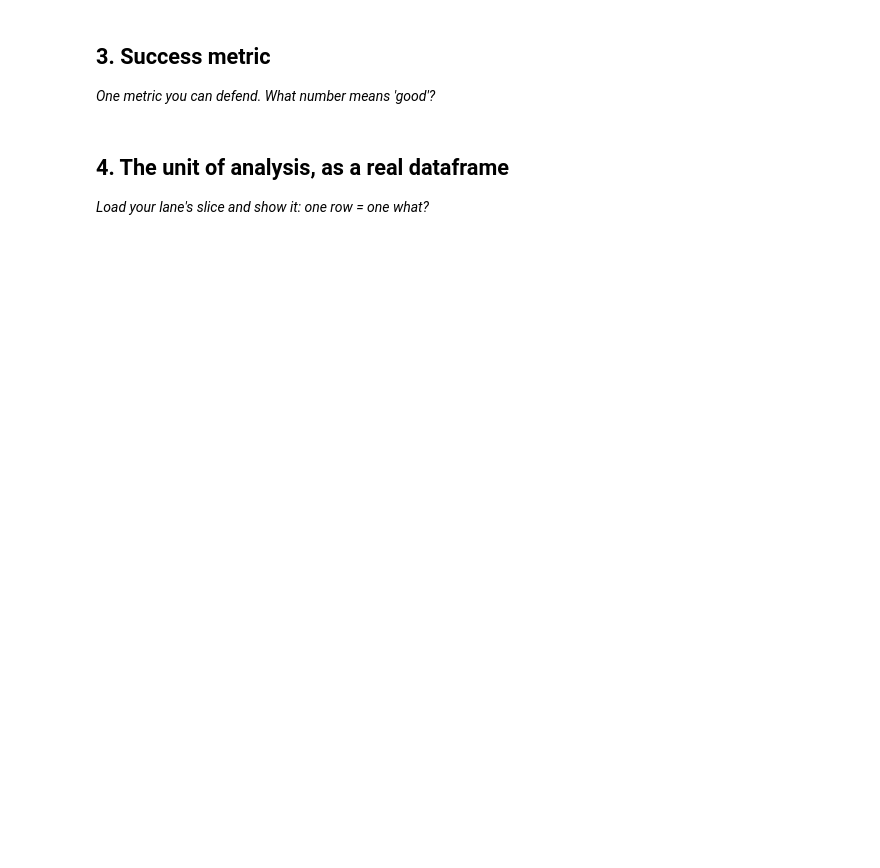
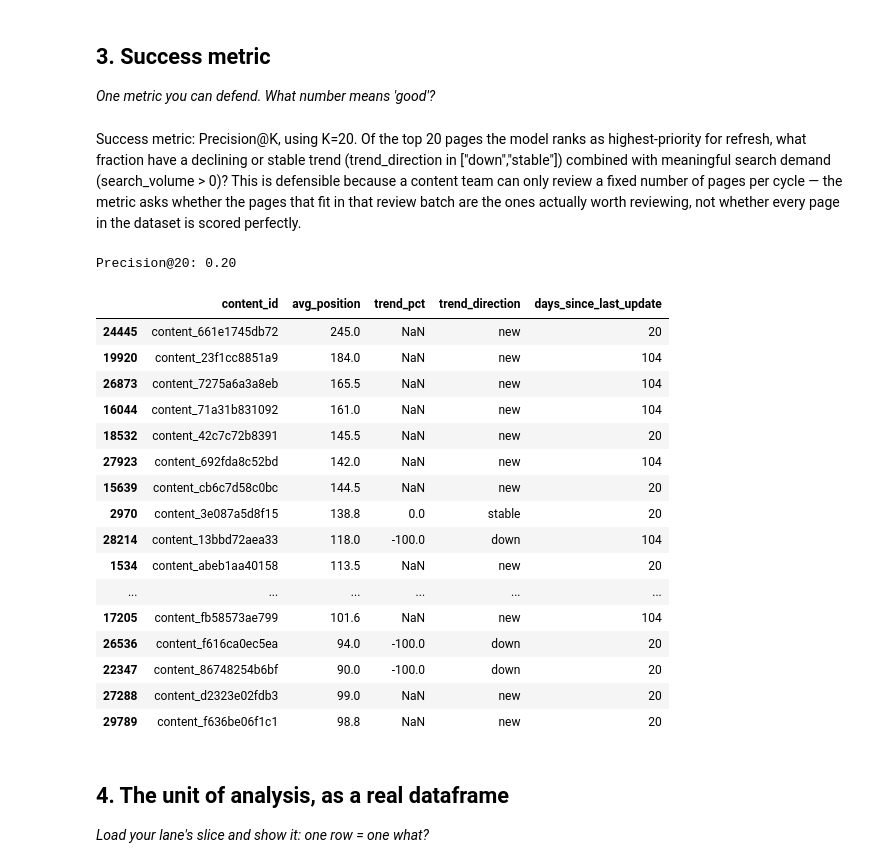
Before and after one commit to Muhammadfahadkhan-max/Week-01-ML-FlyRank-AI-, a Jupyter notebook: work/notebooks/w02_ml_task_framing.ipynb, the cells around one changed output. Drawn from its saved outputs; the diff is of its cells as text; code cells hidden in the pictures; blank space fills up the shorter version.

```diff
--- a/work/notebooks/w02_ml_task_framing.ipynb
+++ b/work/notebooks/w02_ml_task_framing.ipynb
@@ -48,9 +66,40 @@ FileNotFoundError: [Errno 2] No such file or directory: 'data/raw/content_refres
 ## 3. Success metric
 
 *One metric you can defend. What number means 'good'?*
+# %% [markdown]
+Success metric: Precision@K, using K=20. Of the top 20 pages the model ranks as highest-priority for refresh, what fraction have a declining or stable trend (trend_direction in ["down","stable"]) combined with meaningful search demand (search_volume > 0)? This is defensible because a content team can only review a fixed number of pages per cycle — the metric asks whether the pages that fit in that review batch are the ones actually worth reviewing, not whether every page in the dataset is scored perfectly.
 # %%
-# This cell is for CODE (numbers, a query, a check).
-# Write your text answer in the cell ABOVE this one — typing sentences here breaks Run All.
+# Build a simple priority score: worse position + falling trend + more staleness = higher priority
+df["priority_score"] = (
+    df["avg_position"].fillna(df["avg_position"].median())
+    - df["trend_pct"].fillna(0) / 10
+    + df["days_since_last_update"].fillna(0) / 30
+)
+
+K = 20
+top_k = df.sort_values("priority_score", ascending=False).head(K)
+hit_rate = (top_k["trend_direction"].isin(["down", "stable"]) & (top_k["search_volume"] > 0)).mean()
+print(f"Precision@{K}: {hit_rate:.2f}")
+top_k[["content_id", "avg_position", "trend_pct", "trend_direction", "days_since_last_update"]]
+# %% [output]
+Precision@20: 0.20
+|  | content_id | avg_position | trend_pct | trend_direction | days_since_last_update |
+| 24445 | content_661e1745db72 | 245.0 | NaN | new | 20 |
+| 19920 | content_23f1cc8851a9 | 184.0 | NaN | new | 104 |
+| 26873 | content_7275a6a3a8eb | 165.5 | NaN | new | 104 |
+| 16044 | content_71a31b831092 | 161.0 | NaN | new | 104 |
+| 18532 | content_42c7c72b8391 | 145.5 | NaN | new | 20 |
+| 27923 | content_692fda8c52bd | 142.0 | NaN | new | 104 |
+| 15639 | content_cb6c7d58c0bc | 144.5 | NaN | new | 20 |
+| 2970 | content_3e087a5d8f15 | 138.8 | 0.0 | stable | 20 |
+| 28214 | content_13bbd72aea33 | 118.0 | -100.0 | down | 104 |
+| 1534 | content_abeb1aa40158 | 113.5 | NaN | new | 20 |
+| ... | ... | ... | ... | ... | ... |
+| 17205 | content_fb58573ae799 | 101.6 | NaN | new | 104 |
+| 26536 | content_f616ca0ec5ea | 94.0 | -100.0 | down | 20 |
+| 22347 | content_86748254b6bf | 90.0 | -100.0 | down | 20 |
+| 27288 | content_d2323e02fdb3 | 99.0 | NaN | new | 20 |
+| 29789 | content_f636be06f1c1 | 98.8 | NaN | new | 20 |
 # %% [markdown]
 ## 4. The unit of analysis, as a real dataframe
 
```
Also changed, not shown: parts of 5 cells of this notebook.
